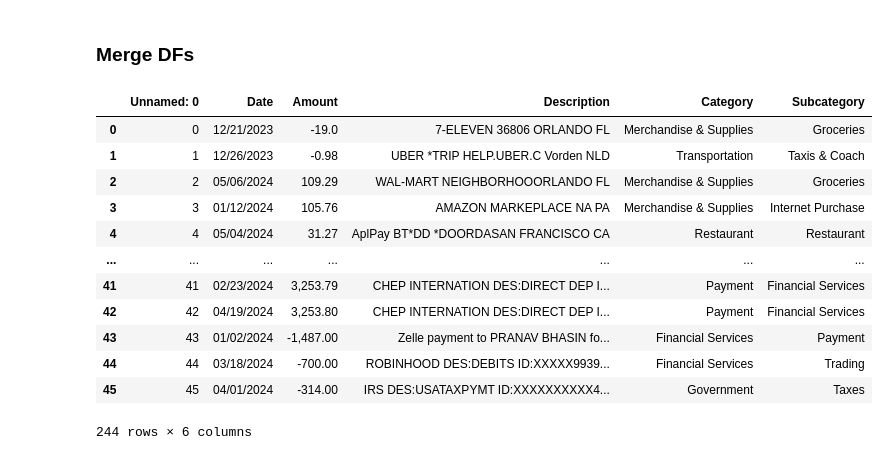
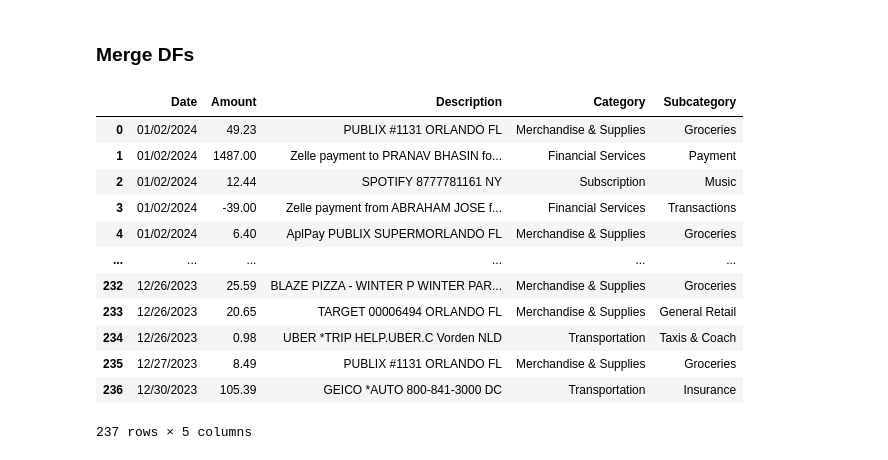
Before and after one commit to kesaroid/finance-analyzer, a Jupyter notebook: categorize_transactions_v2.ipynb, the cells around one changed output. Drawn from its saved outputs; the diff is of its cells as text; code cells hidden in the pictures.

Commit message:
[fix] bug fixes in refining transactions

```diff
--- a/categorize_transactions_v2.ipynb
+++ b/categorize_transactions_v2.ipynb
@@ -208,6 +199,6 @@ dtype: int64
 # %%
 # Drop NA values
-debit_transactions_df = categorized_debit_transactions_df.dropna()
+debit_transactions_df = debit_transactions_df.dropna()
 
 # remove leading and trailing whitespaces only
 debit_transactions_df['Category'] = debit_transactions_df['Category'].str.strip()
@@ -216,8 +207,6 @@ debit_transactions_df['Subcategory'] = debit_transactions_df['Subcategory'].str.
 debit_transactions_df['Subcategory'] = debit_transactions_df['Subcategory'].str.replace(r'\d+\.\s+', '')
 debit_transactions_df['Subcategory'] = debit_transactions_df['Subcategory'].str.replace('"', '')
 debit_transactions_df['Subcategory'] = debit_transactions_df['Subcategory'].str.replace('.', '')
-
-
 
 key_value_summary = {
                      "Financial": "Financial Services", \
@@ -255,0 +225,3 @@ dtype: int64
+# %%
+# convert all negative values to positive
+credit_transactions_df['Amount'] = credit_transactions_df['Amount'].abs()
@@ -256,13 +239,12 @@ dtype: int64
 # %%
-# Fill in missing categories
-categorized_credit_transactions_df[categorized_credit_transactions_df['Category'].isna()]
+
 # change category and subcategory to a specific value
-categorized_credit_transactions_df.loc[categorized_credit_transactions_df['Description'] == 'SPOTIFY 8777781161 NY', 'Category'] = 'Subscription'
-categorized_credit_transactions_df.loc[categorized_credit_transactions_df['Description'] == 'SPOTIFY 8777781161 NY', 'Subcategory'] = 'Music'
-categorized_credit_transactions_df.loc[categorized_credit_transactions_df['Description'] == 'PUBLIX #1131 ORLANDO FL', 'Category'] = 'Merchandise & Supplies'
-categorized_credit_transactions_df.loc[categorized_credit_transactions_df['Description'] == 'PUBLIX #1131 ORLANDO FL', 'Subcategory'] = 'Groceries'
-categorized_credit_transactions_df.loc[categorized_credit_transactions_df['Description'] == 'GEICO *AUTO 800-841-3000 DC', 'Category'] = 'Transportation'
-categorized_credit_transactions_df.loc[categorized_credit_transactions_df['Description'] == 'GEICO *AUTO 800-841-3000 DC', 'Subcategory'] = 'Insurance'
+credit_transactions_df.loc[credit_transactions_df['Description'] == 'SPOTIFY 8777781161 NY', 'Category'] = 'Subscription'
+credit_transactions_df.loc[credit_transactions_df['Description'] == 'SPOTIFY 8777781161 NY', 'Subcategory'] = 'Music'
+credit_transactions_df.loc[credit_transactions_df['Description'] == 'PUBLIX #1131 ORLANDO FL', 'Category'] = 'Merchandise & Supplies'
+credit_transactions_df.loc[credit_transactions_df['Description'] == 'PUBLIX #1131 ORLANDO FL', 'Subcategory'] = 'Groceries'
+credit_transactions_df.loc[credit_transactions_df['Description'] == 'GEICO *AUTO 800-841-3000 DC', 'Category'] = 'Transportation'
+credit_transactions_df.loc[credit_transactions_df['Description'] == 'GEICO *AUTO 800-841-3000 DC', 'Subcategory'] = 'Insurance'
 
-# Fill in missing categories
-categorized_credit_transactions_df[categorized_credit_transactions_df['Subcategory'].isna()]
+# remove rows with PAYMENT - THANK YOU as Description
+credit_transactions_df = credit_transactions_df[credit_transactions_df['Description'] != 'PAYMENT - THANK YOU']
@@ -271,10 +251,7 @@ categorized_credit_transactions_df[categorized_credit_transactions_df['Subcatego
 # %%
-# Drop NA values
-credit_transactions_df = categorized_credit_transactions_df.dropna()
-
 # # remove leading and trailing whitespaces only
-# credit_transactions_df['Category'] = credit_transactions_df['Category'].str.strip()
-# credit_transactions_df['Subcategory'] = credit_transactions_df['Subcategory'].str.strip()
+credit_transactions_df['Category'] = credit_transactions_df['Category'].str.strip()
+credit_transactions_df['Subcategory'] = credit_transactions_df['Subcategory'].str.strip()
 
 key_value_summary = {
                      "Merchandise": "Merchandise & Supplies", \
@@ -307,19 +266,25 @@ credit_transactions_df
 # %%
 # Stack the dataframes
 transactions_df = pd.concat([credit_transactions_df, debit_transactions_df], axis=0)
+# remove unnamed column
+transactions_df = transactions_df.drop(columns=['Unnamed: 0'])
+# sort based on date
+transactions_df = transactions_df.sort_values(by='Date', ascending=True)
+# reindex
+transactions_df = transactions_df.reset_index(drop=True)
 transactions_df
 # %% [output]
-|  | Unnamed: 0 | Date | Amount | Description | Category | Subcategory |
-| 0 | 0 | 12/21/2023 | -19.0 | 7-ELEVEN 36806 ORLANDO FL | Merchandise & Supplies | Groceries |
-| 1 | 1 | 12/26/2023 | -0.98 | UBER *TRIP HELP.UBER.C Vorden NLD | Transportation | Taxis & Coach |
-| 2 | 2 | 05/06/2024 | 109.29 | WAL-MART NEIGHBORHOOORLANDO FL | Merchandise & Supplies | Groceries |
-| 3 | 3 | 01/12/2024 | 105.76 | AMAZON MARKEPLACE NA PA | Merchandise & Supplies | Internet Purchase |
-| 4 | 4 | 05/04/2024 | 31.27 | AplPay BT*DD *DOORDASAN FRANCISCO CA | Restaurant | Restaurant |
-| ... | ... | ... | ... | ... | ... | ... |
-| 41 | 41 | 02/23/2024 | 3,253.79 | CHEP INTERNATION DES:DIRECT DEP I... | Payment | Financial Services |
-| 42 | 42 | 04/19/2024 | 3,253.80 | CHEP INTERNATION DES:DIRECT DEP I... | Payment | Financial Services |
-| 43 | 43 | 01/02/2024 | -1,487.00 | Zelle payment to PRANAV BHASIN fo... | Financial Services | Payment |
-| 44 | 44 | 03/18/2024 | -700.00 | ROBINHOOD DES:DEBITS ID:XXXXX9939... | Financial Services | Trading |
-| 45 | 45 | 04/01/2024 | -314.00 | IRS DES:USATAXPYMT ID:XXXXXXXXXX4... | Government | Taxes |
+|  | Date | Amount | Description | Category | Subcategory |
+| 0 | 01/02/2024 | 49.23 | PUBLIX #1131 ORLANDO FL | Merchandise & Supplies | Groceries |
+| 1 | 01/02/2024 | 1487.00 | Zelle payment to PRANAV BHASIN fo... | Financial Services | Payment |
+| 2 | 01/02/2024 | 12.44 | SPOTIFY 8777781161 NY | Subscription | Music |
+| 3 | 01/02/2024 | -39.00 | Zelle payment from ABRAHAM JOSE f... | Financial Services | Transactions |
+| 4 | 01/02/2024 | 6.40 | AplPay PUBLIX SUPERMORLANDO FL | Merchandise & Supplies | Groceries |
+| ... | ... | ... | ... | ... | ... |
+| 232 | 12/26/2023 | 25.59 | BLAZE PIZZA - WINTER P WINTER PAR... | Merchandise & Supplies | Groceries |
+| 233 | 12/26/2023 | 20.65 | TARGET 00006494 ORLANDO FL | Merchandise & Supplies | General Retail |
+| 234 | 12/26/2023 | 0.98 | UBER *TRIP HELP.UBER.C Vorden NLD | Transportation | Taxis & Coach |
+| 235 | 12/27/2023 | 8.49 | PUBLIX #1131 ORLANDO FL | Merchandise & Supplies | Groceries |
+| 236 | 12/30/2023 | 105.39 | GEICO *AUTO 800-841-3000 DC | Transportation | Insurance |
-244 rows × 6 columns
+237 rows × 5 columns
 # %%
```
Also changed, not shown: parts of 11 cells of this notebook.
